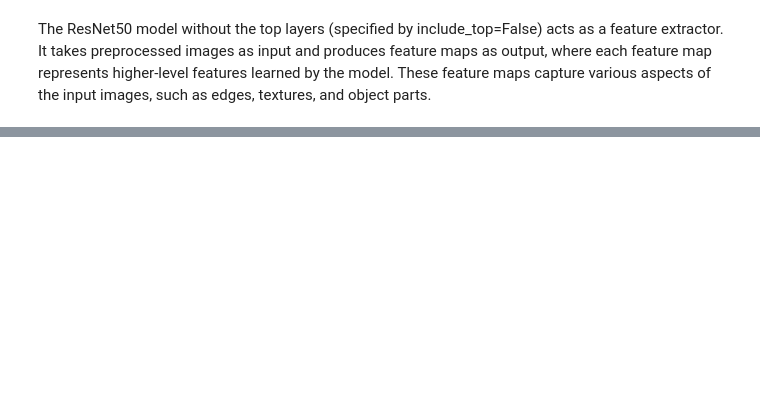
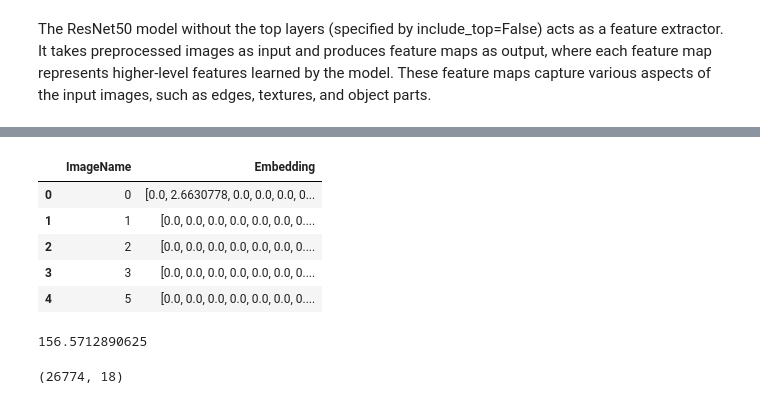
Before and after one commit to MargheSerena/Group-project, a Jupyter notebook: Leanne_ResNet50.ipynb, the cells around one changed output, grey strips where cells are left out. Cells and saved outputs as stored; diff of their text form; code cells hidden in the pictures; blank space fills up the shorter version.

Commit message:
adding embeddings to cleaned dataframe

```diff
--- a/Leanne_ResNet50.ipynb
+++ b/Leanne_ResNet50.ipynb
@@ -156,0 +112,16 @@ memory usage: 244.0+ bytes
+# %%
+# check we can read the pickle file
+df_2 = pd.read_pickle("./embeddings_0.pickle.gz")
+# %%
+df_2.head()
+# %% [output]
+|  | ImageName | Embedding |
+| 0 | 0 | [0.0, 2.6630778, 0.0, 0.0, 0.0, 0... |
+| 1 | 1 | [0.0, 0.0, 0.0, 0.0, 0.0, 0.0, 0.... |
+| 2 | 2 | [0.0, 0.0, 0.0, 0.0, 0.0, 0.0, 0.... |
+| 3 | 3 | [0.0, 0.0, 0.0, 0.0, 0.0, 0.0, 0.... |
+| 4 | 5 | [0.0, 0.0, 0.0, 0.0, 0.0, 0.0, 0.... |
+# %%
+len(image_name_list)/1024
+# %% [output]
+156.5712890625
@@ -156,0 +131,4 @@ memory usage: 244.0+ bytes
+# %%
+cleaned_df.shape
+# %% [output]
+(26774, 18)
```
Also changed, not shown: parts of 50 cells of this notebook.
